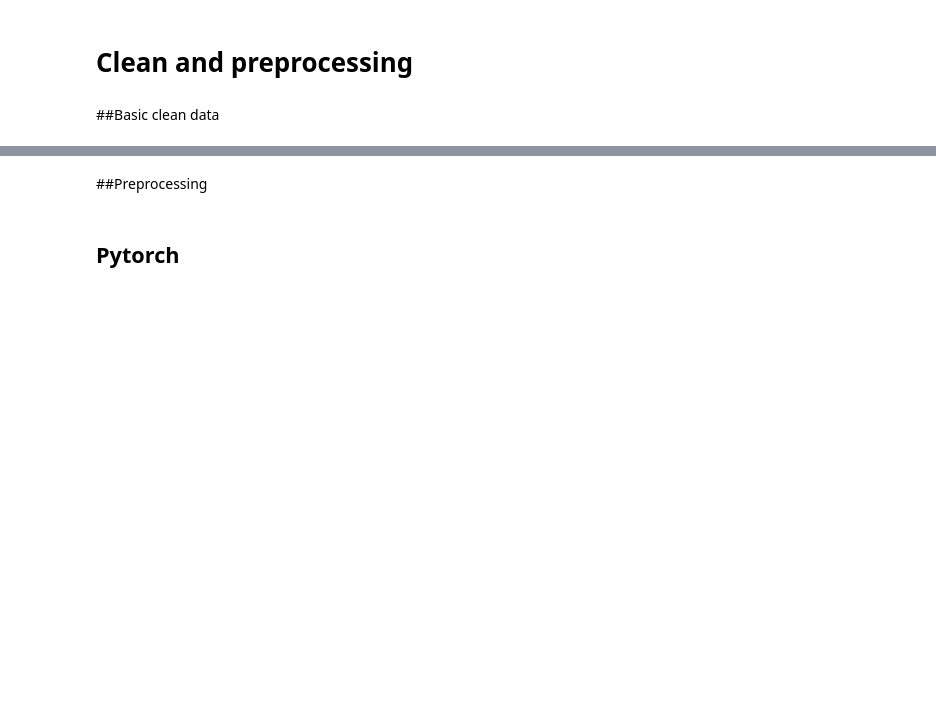
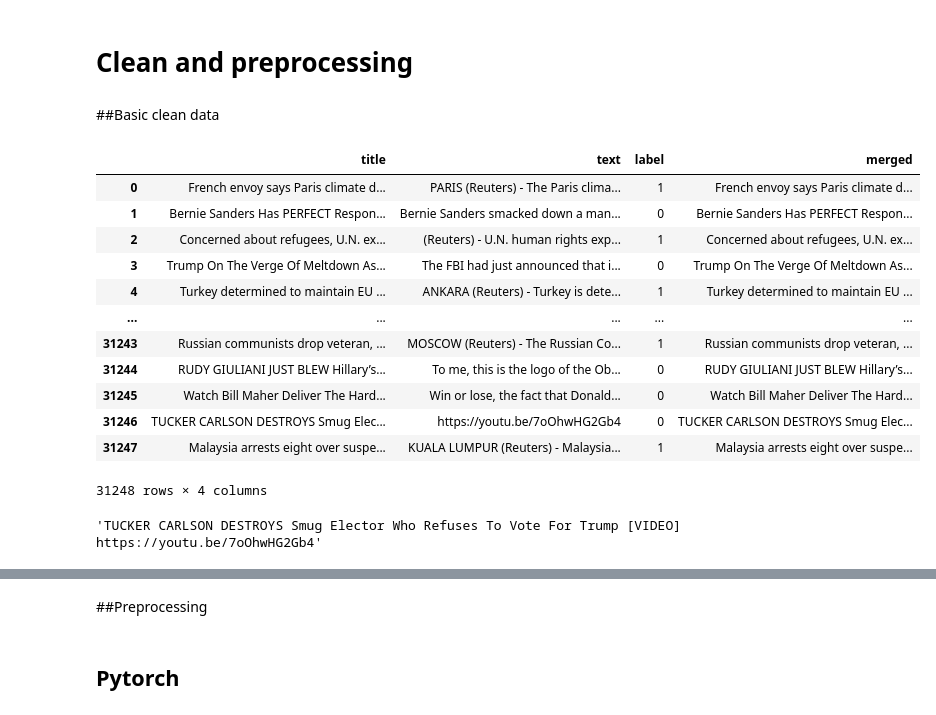
Before and after one commit to namlv97/fake-news-classification, a Jupyter notebook: fake_news_classification.ipynb, the cells around one changed output, grey strips where cells are left out. Cells and saved outputs as stored; diff of their text form; code cells hidden in the pictures; blank space fills up the shorter version.

```diff
--- a/fake_news_classification.ipynb
+++ b/fake_news_classification.ipynb
@@ -197,6 +271,26 @@ train=train.dropna(subset=['label', 'merged'])
 
 valid=pd.read_csv(join(fake_news_dataset_path,"valid.csv"),index_col=False)
 valid=valid.dropna(subset=['label', 'merged'])
+# %%
+train
+# %% [output]
+|  | title | text | label | merged |
+| 0 | French envoy says Paris climate d... | PARIS (Reuters) - The Paris clima... | 1 | French envoy says Paris climate d... |
+| 1 | Bernie Sanders Has PERFECT Respon... | Bernie Sanders smacked down a man... | 0 | Bernie Sanders Has PERFECT Respon... |
+| 2 | Concerned about refugees, U.N. ex... | (Reuters) - U.N. human rights exp... | 1 | Concerned about refugees, U.N. ex... |
+| 3 | Trump On The Verge Of Meltdown As... | The FBI had just announced that i... | 0 | Trump On The Verge Of Meltdown As... |
+| 4 | Turkey determined to maintain EU ... | ANKARA (Reuters) - Turkey is dete... | 1 | Turkey determined to maintain EU ... |
+| ... | ... | ... | ... | ... |
+| 31243 | Russian communists drop veteran, ... | MOSCOW (Reuters) - The Russian Co... | 1 | Russian communists drop veteran, ... |
+| 31244 | RUDY GIULIANI JUST BLEW Hillary’s... | To me, this is the logo of the Ob... | 0 | RUDY GIULIANI JUST BLEW Hillary’s... |
+| 31245 | Watch Bill Maher Deliver The Hard... | Win or lose, the fact that Donald... | 0 | Watch Bill Maher Deliver The Hard... |
+| 31246 | TUCKER CARLSON DESTROYS Smug Elec... | https://youtu.be/7oOhwHG2Gb4 | 0 | TUCKER CARLSON DESTROYS Smug Elec... |
+| 31247 | Malaysia arrests eight over suspe... | KUALA LUMPUR (Reuters) - Malaysia... | 1 | Malaysia arrests eight over suspe... |
+31248 rows × 4 columns
+# %%
+train.iloc[31246]['merged']
+# %% [output]
+'TUCKER CARLSON DESTROYS Smug Elector Who Refuses To Vote For Trump [VIDEO] https://youtu.be/7oOhwHG2Gb4'
 # %%
 contraction_mapping = {"ain't": "is not", "aren't": "are not","can't": "cannot", "'cause": "because", "could've": "could have", "couldn't": "could not",
 
```
Also changed, not shown: parts of 57 cells of this notebook.
